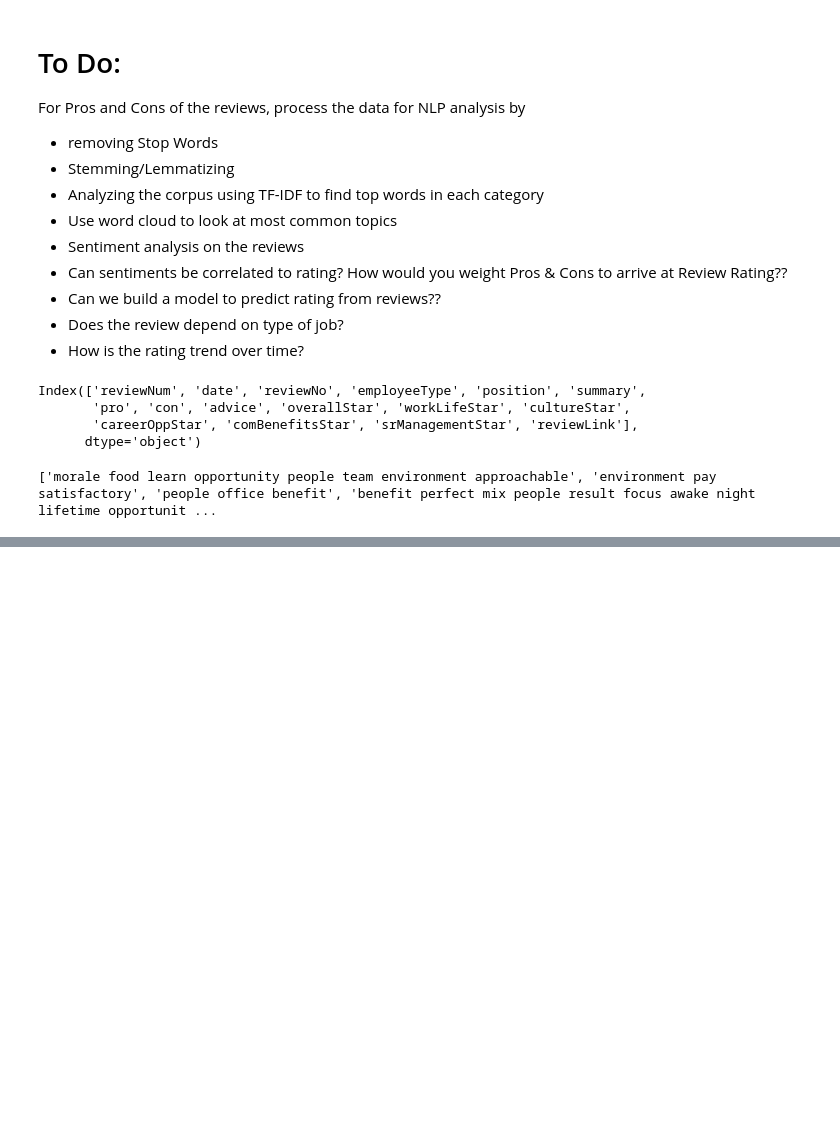
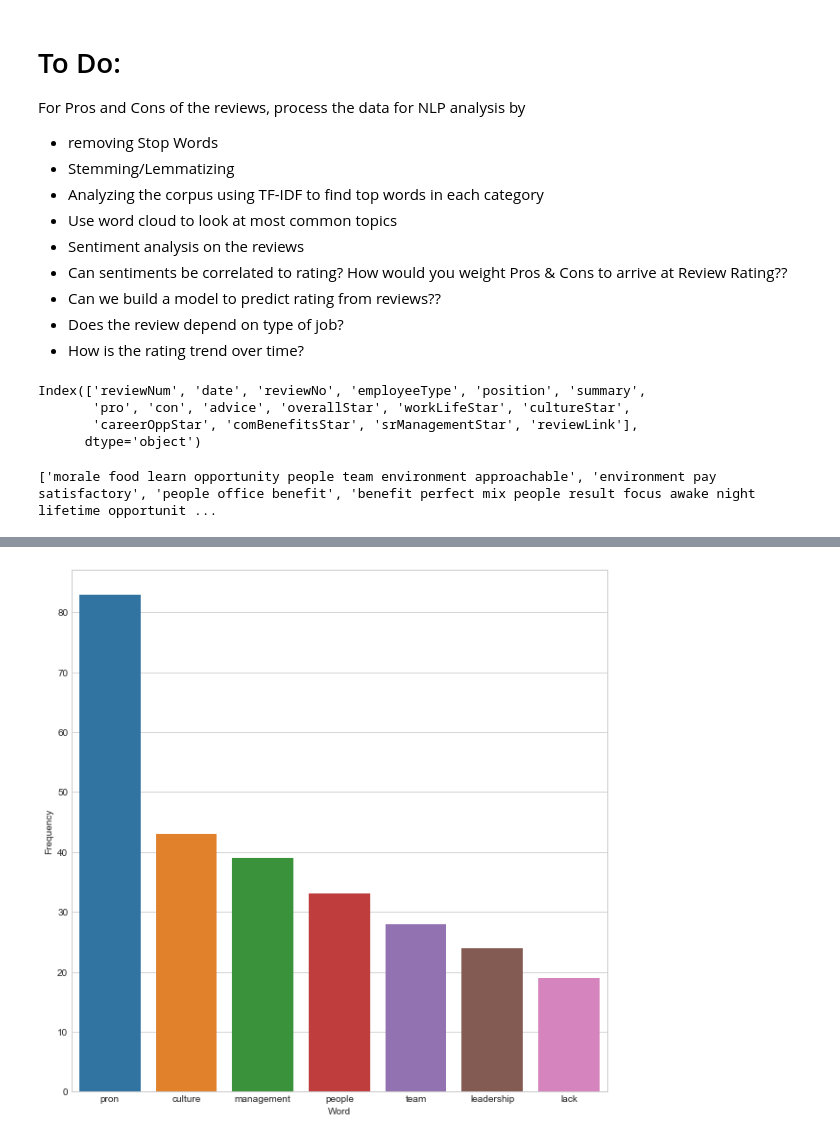
Before and after one commit to VinayNSS/Vinay_Capstone, a Jupyter notebook: sentiment.ipynb, the cells around one changed output, grey strips where cells are left out. Cells and saved outputs as stored; diff of their text form; code cells hidden in the pictures; blank space fills up the shorter version.

```diff
--- a/sentiment.ipynb
+++ b/sentiment.ipynb
@@ -107,0 +181,38 @@ df.head()
+# %%
+top_N = 100
+#convert list of list into text
+#a=''.join(str(r) for v in df_usa['title'] for r in v)
+
+a = df['lem_con'].str.lower().str.cat(sep=' ')
+
+# removes punctuation,numbers and returns list of words
+b = re.sub('[^A-Za-z]+', ' ', a)
+
+#remove all the stopwords from the text
+#stop_words = list(get_stop_words('en'))
+#nltk_words = list(stopwords.words('english'))
+#stop_words.extend(nltk_words)
+
+word_tokens = word_tokenize(b)
+filtered_sentence = [w for w in word_tokens if not w in STOPLIST]
+filtered_sentence = []
+for w in word_tokens:
+    if w not in STOPLIST:
+        filtered_sentence.append(w)
+
+# Remove characters which have length less than 2
+without_single_chr = [word for word in filtered_sentence if len(word) > 2]
+
+# Remove numbers
+cleaned_data_title = [word for word in without_single_chr if not word.isnumeric()]
+
+# Calculate frequency distribution
+word_dist = nltk.FreqDist(cleaned_data_title)
+rslt = pd.DataFrame(word_dist.most_common(top_N),
+                    columns=['Word', 'Frequency'])
+# %%
+plt.figure(figsize=(10,10))
+sns.set_style("whitegrid")
+ax = sns.barplot(x="Word",y="Frequency", data=rslt.head(7))
+# %% [output]
+[figure, added]
```
Also changed, not shown: parts of 8 cells of this notebook.
